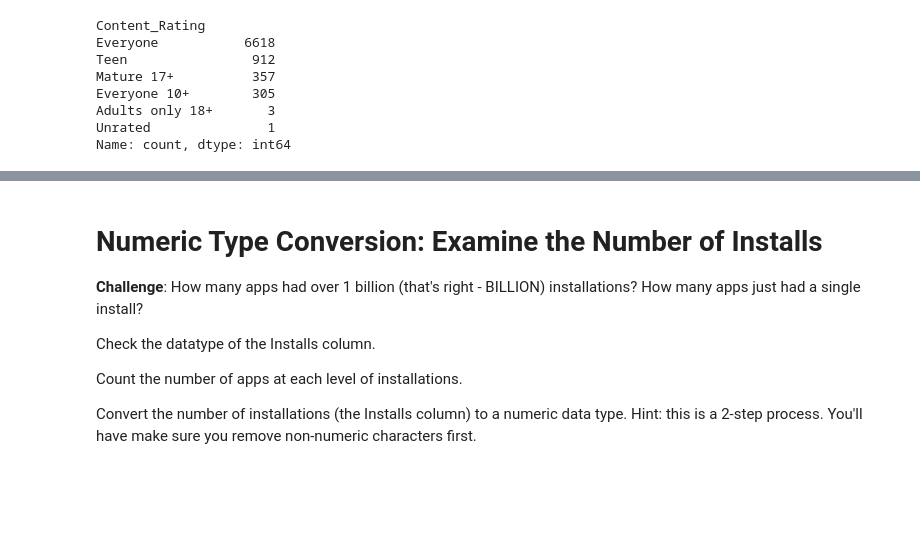
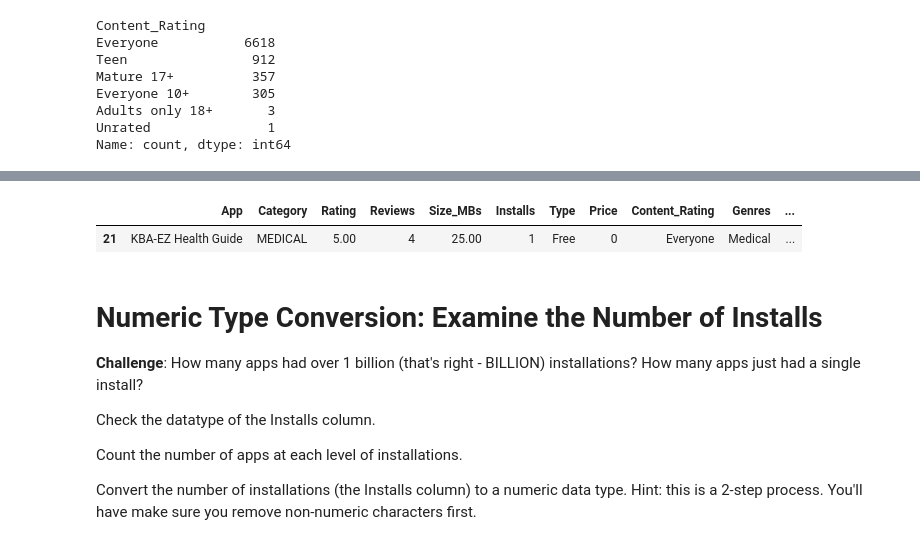
Before and after one commit to Golden-Leaves/100daysofpython, a Jupyter notebook: data_science/google_play_store_project/Google Play Store App Analytics (start).ipynb, the cells around one changed output, grey strips where cells are left out. Saved outputs shown, nothing was run; the diff lists cells and outputs as text; code cells hidden in the pictures; blank space fills up the shorter version.

```diff
--- a/data_science/google_play_store_project/Google Play Store App Analytics (start).ipynb
+++ b/data_science/google_play_store_project/Google Play Store App Analytics (start).ipynb
@@ -177,6 +177,11 @@ fig.update_traces(textposition="outside",textinfo="percent+label",textfont_size=
 # %% [output]
 ValueError: Mime type rendering requires nbformat>=4.2.0 but it is not installed
 [interactive output not drawn]
+# %%
+df_apps_clean.head(1)
+# %% [output]
+|  | App | Category | Rating | Reviews | Size_MBs | Installs | Type | Price | Content_Rating | Genres | ... |
+| 21 | KBA-EZ Health Guide | MEDICAL | 5.00 | 4 | 25.00 | 1 | Free | 0 | Everyone | Medical | ... |
 # %% [markdown]
 # Numeric Type Conversion: Examine the Number of Installs
 
```
Also changed, not shown: parts of 1 cell of this notebook.
